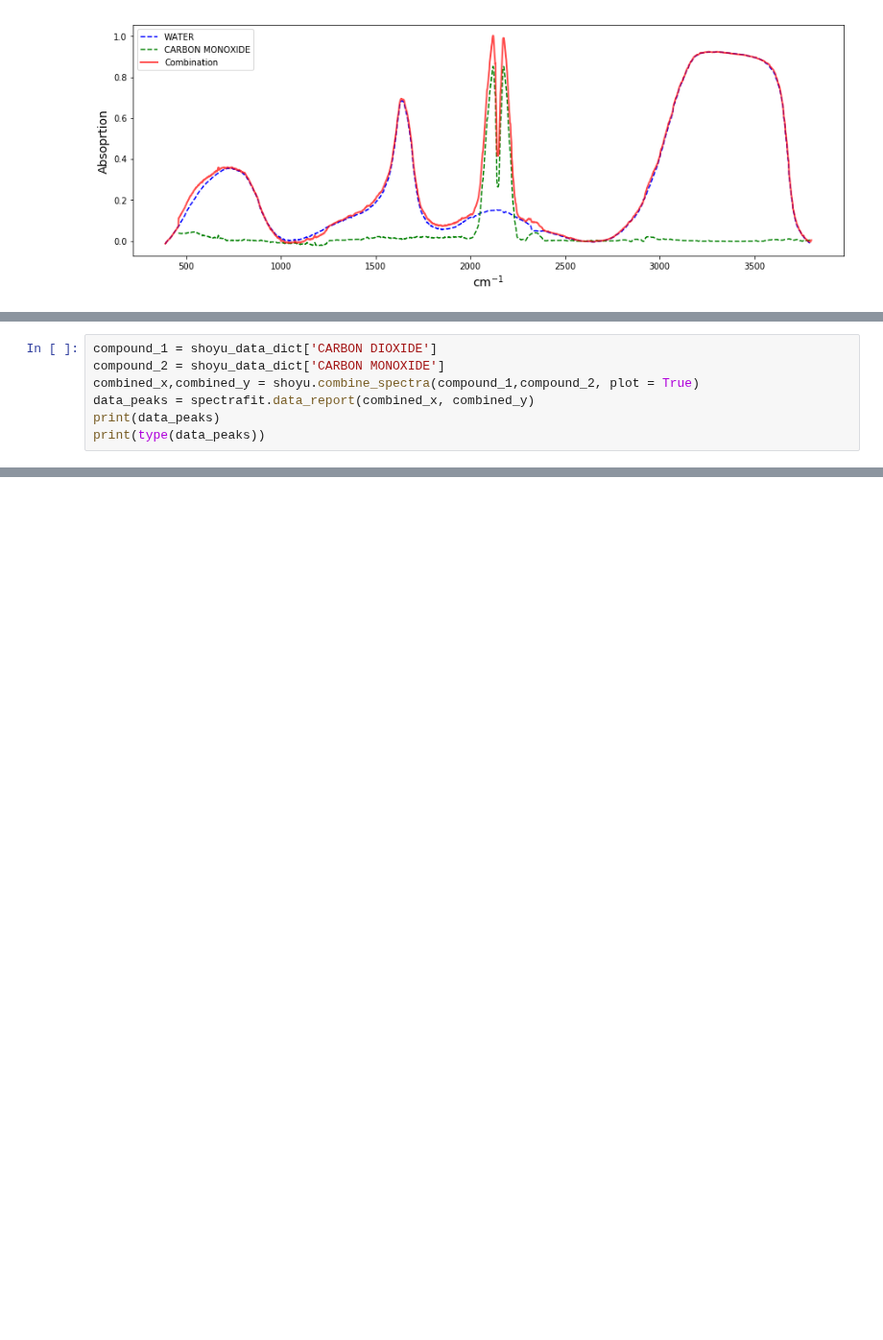
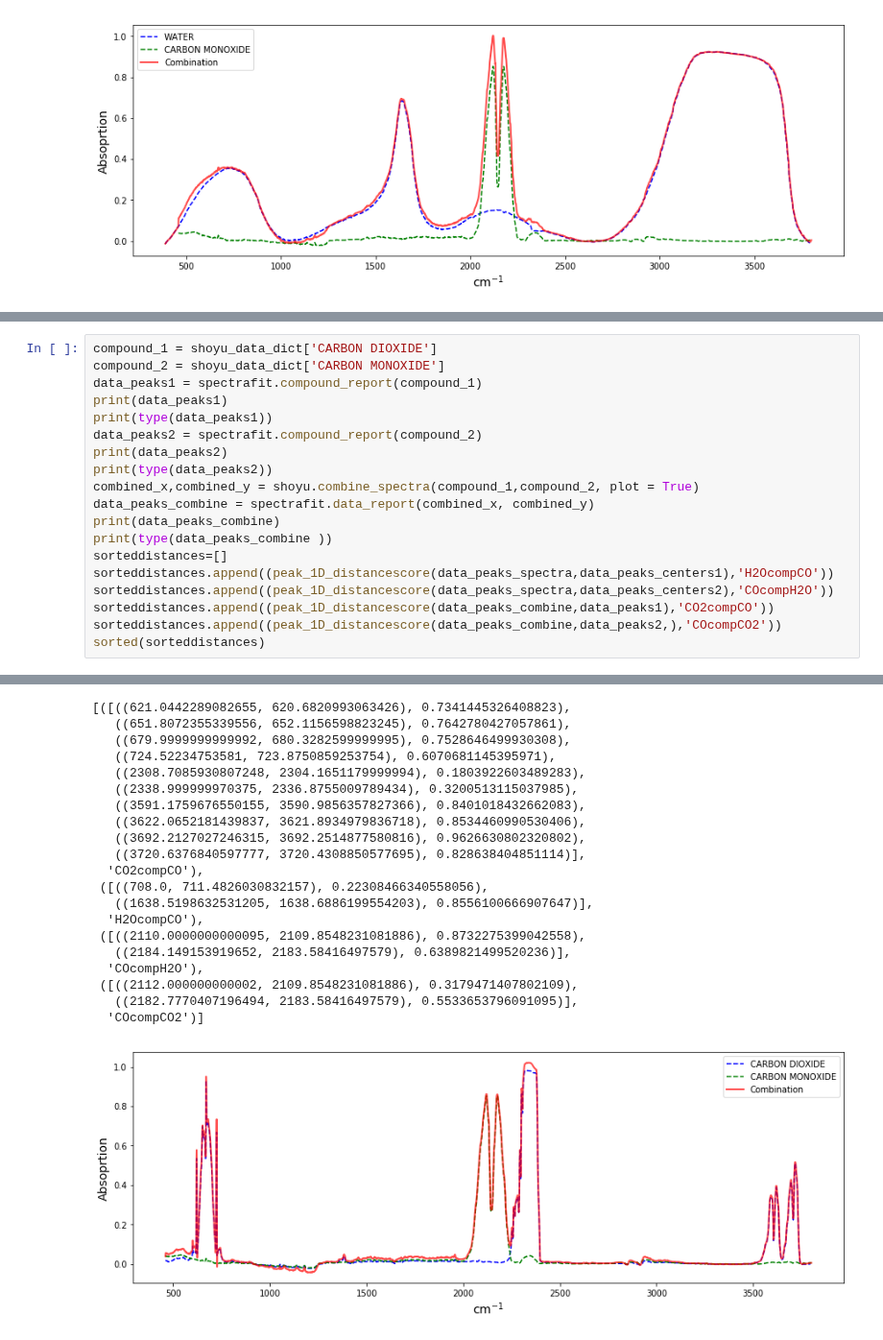
Before and after one commit to raman-noodles/Raman-noodles, a Jupyter notebook: examples/Confidence_Interval_example_dev.ipynb, the cells around one changed output, grey strips where cells are left out. Shown at 96% size. Drawn from its saved outputs; the diff is of its cells as text; blank space fills up the shorter version.

```diff
--- a/examples/Confidence_Interval_example_dev.ipynb
+++ b/examples/Confidence_Interval_example_dev.ipynb
@@ -140,7 +158,20 @@ y = spectrafit.subtract_baseline(y)
 # %%
 compound_1 = shoyu_data_dict['CARBON DIOXIDE']
 compound_2 = shoyu_data_dict['CARBON MONOXIDE']
+data_peaks1 = spectrafit.compound_report(compound_1)
+print(data_peaks1)
+print(type(data_peaks1))
+data_peaks2 = spectrafit.compound_report(compound_2)
+print(data_peaks2)
+print(type(data_peaks2))
 combined_x,combined_y = shoyu.combine_spectra(compound_1,compound_2, plot = True)
-data_peaks = spectrafit.data_report(combined_x, combined_y)
-print(data_peaks)
-print(type(data_peaks))
+data_peaks_combine = spectrafit.data_report(combined_x, combined_y)
+print(data_peaks_combine)
+print(type(data_peaks_combine ))
+sorteddistances=[]
+sorteddistances.append((peak_1D_distancescore(data_peaks_spectra,data_peaks_centers1),'H2OcompCO'))
+sorteddistances.append((peak_1D_distancescore(data_peaks_spectra,data_peaks_centers2),'COcompH2O'))
+sorteddistances.append((peak_1D_distancescore(data_peaks_combine,data_peaks1),'CO2compCO'))
+sorteddistances.append((peak_1D_distancescore(data_peaks_combine,data_peaks2,),'COcompCO2'))
+sorted(sorteddistances)
+# %% [output]
@@ -146,0 +188,21 @@ print(type(data_peaks))
+[([((621.0442289082655, 620.6820993063426), 0.7341445326408823),
+   ((651.8072355339556, 652.1156598823245), 0.7642780427057861),
+   ((679.9999999999992, 680.3282599999995), 0.7528646499930308),
+   ((724.52234753581, 723.8750859253754), 0.6070681145395971),
+   ((2308.7085930807248, 2304.1651179999994), 0.1803922603489283),
+   ((2338.999999970375, 2336.8755009789434), 0.3200513115037985),
+   ((3591.1759676550155, 3590.9856357827366), 0.8401018432662083),
+   ((3622.0652181439837, 3621.8934979836718), 0.8534460990530406),
+   ((3692.2127027246315, 3692.2514877580816), 0.9626630802320802),
+   ((3720.6376840597777, 3720.4308850577695), 0.828638404851114)],
+  'CO2compCO'),
+ ([((708.0, 711.4826030832157), 0.22308466340558056),
+   ((1638.5198632531205, 1638.6886199554203), 0.8556100666907647)],
+  'H2OcompCO'),
+ ([((2110.0000000000095, 2109.8548231081886), 0.8732275399042558),
+   ((2184.149153919652, 2183.58416497579), 0.6389821499520236)],
+  'COcompH2O'),
+ ([((2112.000000000002, 2109.8548231081886), 0.3179471407802109),
+   ((2182.7770407196494, 2183.58416497579), 0.5533653796091095)],
+  'COcompCO2')]
+[figure, added]
```
Also changed, not shown: parts of 39 cells of this notebook.
